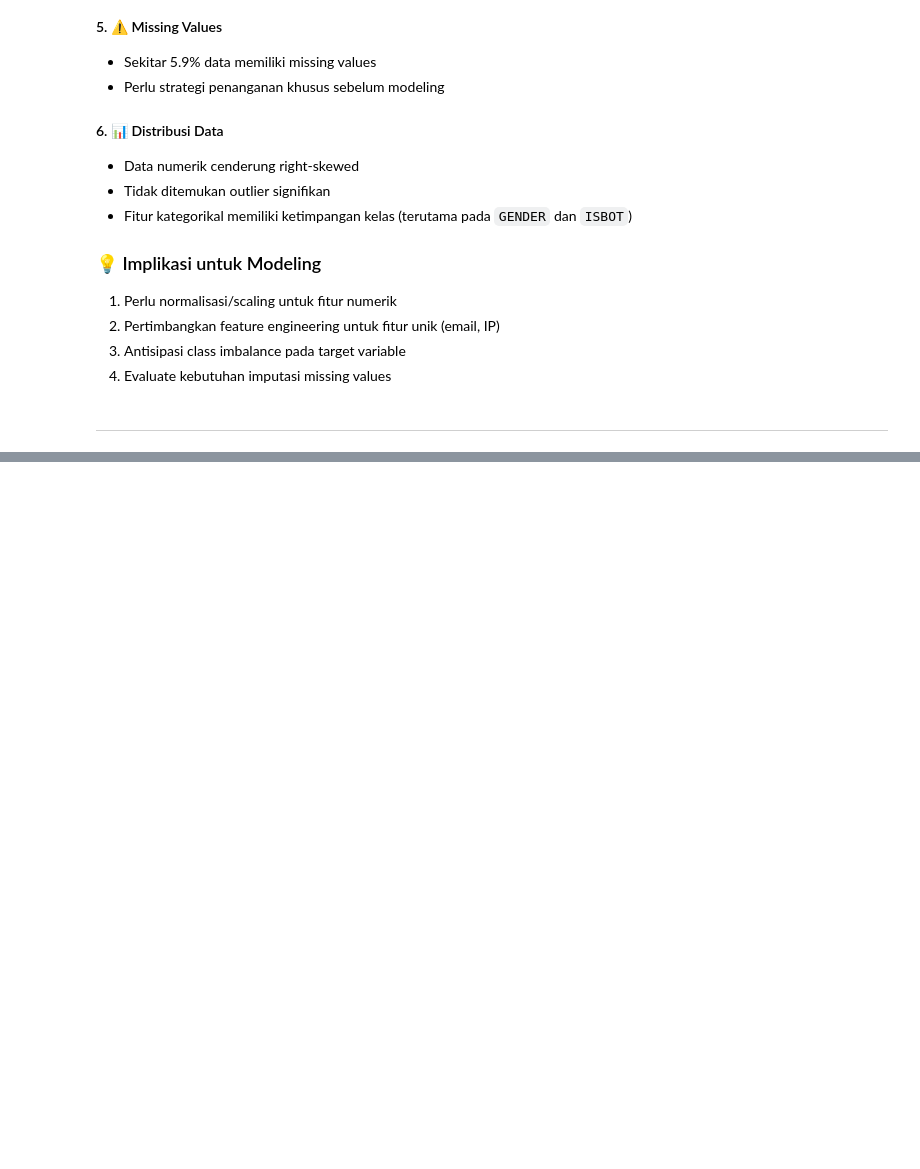
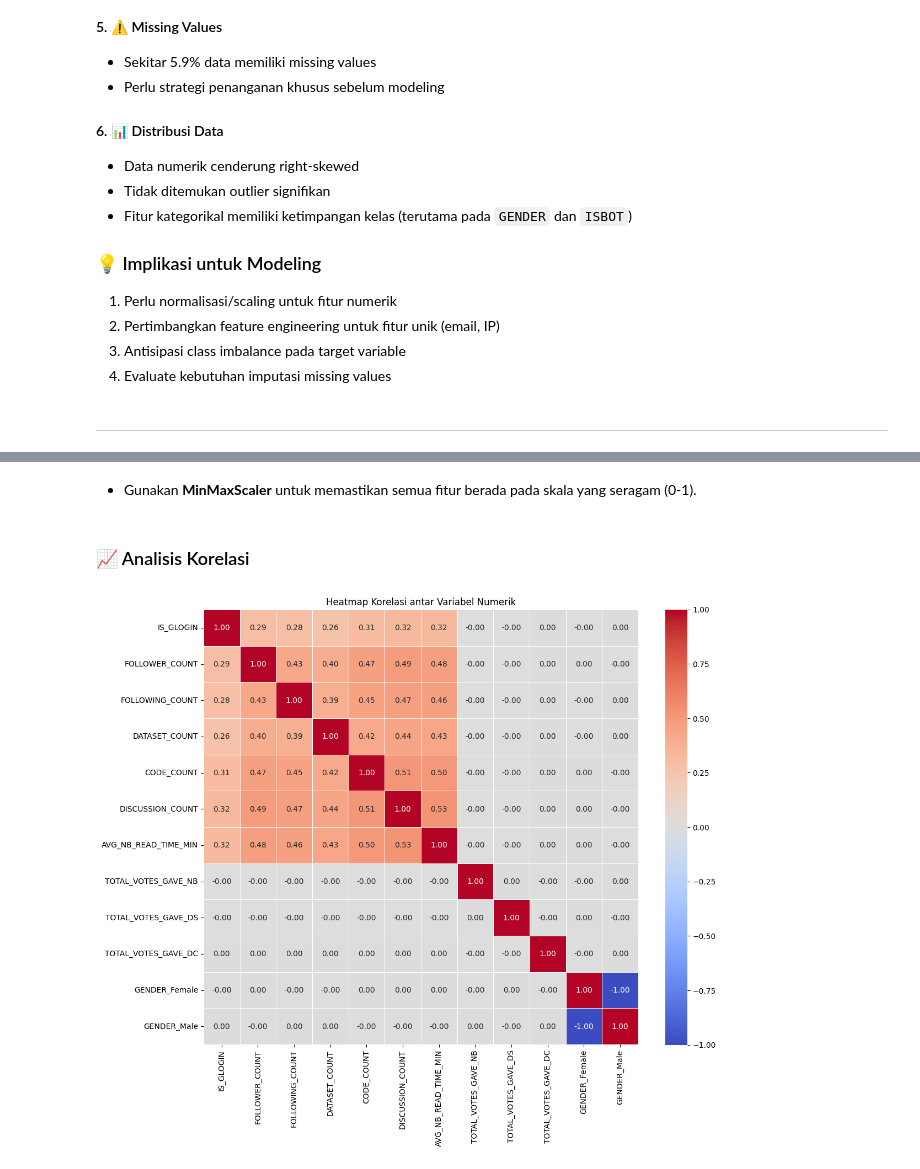
Before and after one commit to Hidayattt24/UTS-PRAKTIKUM-ML, a Jupyter notebook: notebook.ipynb, the cells around one changed output, grey strips where cells are left out. Saved outputs shown, nothing was run; the diff lists cells and outputs as text; code cells hidden in the pictures; blank space fills up the shorter version.

```diff
--- a/notebook.ipynb
+++ b/notebook.ipynb
@@ -507,10 +425,0 @@ For example, when doing 'df[col].method(value, inplace=True)', try using 'df.met
-# %%
-# 2️⃣ Categorical Features - Mode Imputation
-mode_gender = df["GENDER"].mode()[0]
-mode_is_glogin = df["IS_GLOGIN"].mode()[0]
-mode_location = df["REGISTRATION_LOCATION"].mode()[0]
-
-# 4️⃣ Apply Imputation - Categorical Features
-df["GENDER"].fillna(mode_gender, inplace=True)
-df["IS_GLOGIN"].fillna(mode_is_glogin, inplace=True)
-df["REGISTRATION_LOCATION"].fillna(mode_location, inplace=True)
@@ -544,0 +560,15 @@ df.head()
+# %%
+# 🎯 Misalkan kita pisahkan dulu fitur dan target
+X = df.drop(columns=['ISBOT'])  # Semua fitur
+y = df['ISBOT']                 # Target
+
+# 🔄 Scaling semua fitur numerik (termasuk hasil encoding) dengan MinMaxScaler
+scaler = MinMaxScaler()
+X_scaled = scaler.fit_transform(X)
+
+# 🎯 Konversi kembali ke DataFrame agar mudah dibaca
+X = pd.DataFrame(X_scaled, columns=X.columns)
+
+# 🔍 Cek hasil scaling
+print("\n✅ Preview fitur setelah scaling:")
+X.head()
@@ -544,0 +583,19 @@ df.head()
+# %% [markdown]
+- Gunakan **MinMaxScaler** untuk memastikan semua fitur berada pada skala yang seragam (0-1).
+# %% [markdown]
+### 📈 Analisis Korelasi
+# %%
+# 🎯 Ambil hanya kolom numerik dari DataFrame setelah scaling
+numerik_df = X  # X adalah fitur setelah scaling
+
+# 🔍 Hitung korelasi antar kolom numerik
+corr_matrix = numerik_df.corr()
+
+# 📈 Plot heatmap korelasi
+plt.figure(figsize=(12, 10))
+sns.heatmap(corr_matrix, annot=True, cmap='coolwarm', fmt=".2f", square=True, linewidths=0.5)
+plt.title('Heatmap Korelasi antar Variabel Numerik')
+plt.tight_layout()
+plt.show()
+# %% [output]
+[figure, added]
```
Also changed, not shown: parts of 19 cells of this notebook.
